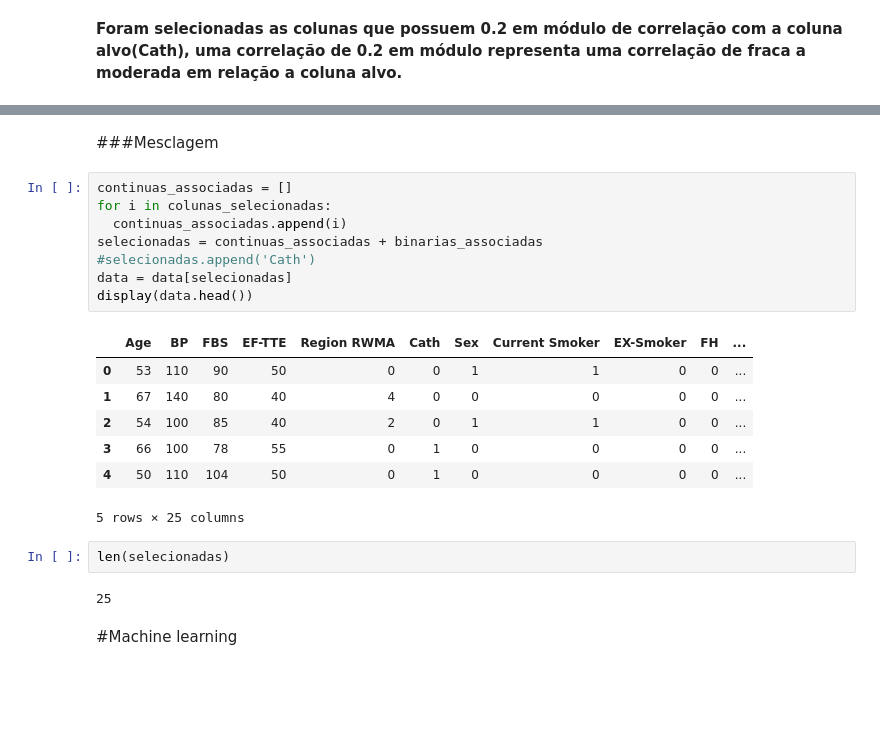
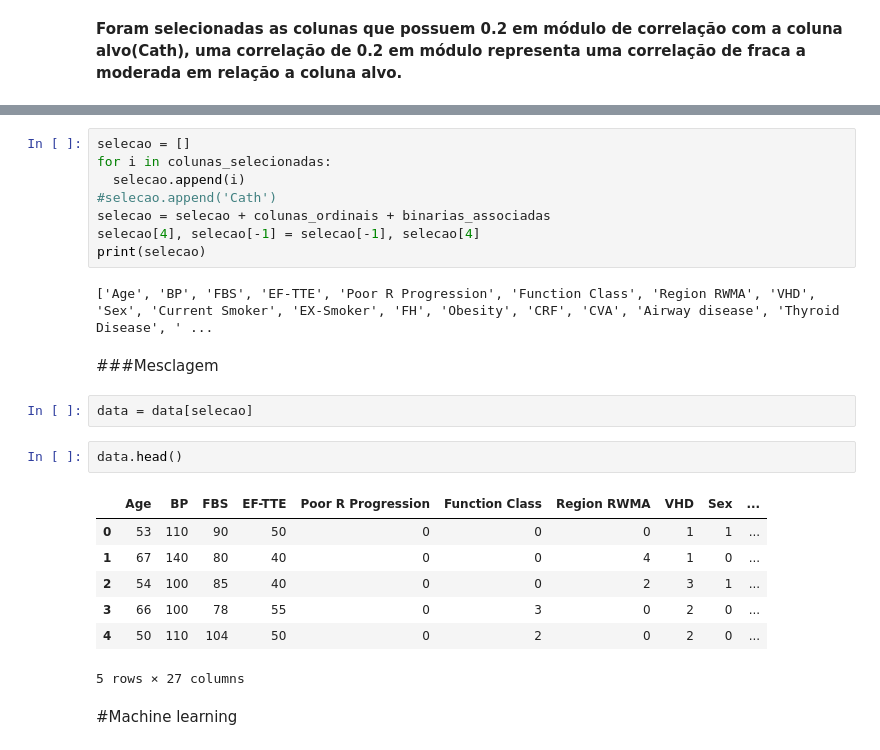
Before and after one commit to Davioliveira1305/Machine-Learning, a Jupyter notebook: DAC.ipynb, the cells around one changed output, grey strips where cells are left out. Cells and saved outputs as stored; diff of their text form; blank space fills up the shorter version.

```diff
--- a/DAC.ipynb
+++ b/DAC.ipynb
@@ -819,25 +819,27 @@ As colunas Index(['Age', 'BP', 'FBS', 'EF-TTE', 'Region RWMA', 'Cath'], dtype='o
+# %%
+selecao = []
+for i in colunas_selecionadas:
+  selecao.append(i)
+#selecao.append('Cath')
+selecao = selecao + colunas_ordinais + binarias_associadas
+selecao[4], selecao[-1] = selecao[-1], selecao[4]
+print(selecao)
+# %% [output]
+['Age', 'BP', 'FBS', 'EF-TTE', 'Poor R Progression', 'Function Class', 'Region RWMA', 'VHD', 'Sex', 'Current Smoker', 'EX-Smoker', 'FH', 'Obesity', 'CRF', 'CVA', 'Airway disease', 'Thyroid Disease', ' ...
 # %% [markdown]
 ###Mesclagem
-# %%
-continuas_associadas = []
-for i in colunas_selecionadas:
-  continuas_associadas.append(i)
-selecionadas = continuas_associadas + binarias_associadas
-#selecionadas.append('Cath')
-data = data[selecionadas]
-display(data.head())
-# %% [output]
-|  | Age | BP | FBS | EF-TTE | Region RWMA | Cath | Sex | Current Smoker | EX-Smoker | FH | ... |
-| 0 | 53 | 110 | 90 | 50 | 0 | 0 | 1 | 1 | 0 | 0 | ... |
-| 1 | 67 | 140 | 80 | 40 | 4 | 0 | 0 | 0 | 0 | 0 | ... |
-| 2 | 54 | 100 | 85 | 40 | 2 | 0 | 1 | 1 | 0 | 0 | ... |
-| 3 | 66 | 100 | 78 | 55 | 0 | 1 | 0 | 0 | 0 | 0 | ... |
-| 4 | 50 | 110 | 104 | 50 | 0 | 1 | 0 | 0 | 0 | 0 | ... |
-5 rows × 25 columns
-# %%
-len(selecionadas)
-# %% [output]
-25
+# %%
+data = data[selecao]
+# %%
+data.head()
+# %% [output]
+|  | Age | BP | FBS | EF-TTE | Poor R Progression | Function Class | Region RWMA | VHD | Sex | ... |
+| 0 | 53 | 110 | 90 | 50 | 0 | 0 | 0 | 1 | 1 | ... |
+| 1 | 67 | 140 | 80 | 40 | 0 | 0 | 4 | 1 | 0 | ... |
+| 2 | 54 | 100 | 85 | 40 | 0 | 0 | 2 | 3 | 1 | ... |
+| 3 | 66 | 100 | 78 | 55 | 0 | 3 | 0 | 2 | 0 | ... |
+| 4 | 50 | 110 | 104 | 50 | 0 | 2 | 0 | 2 | 0 | ... |
+5 rows × 27 columns
 # %% [markdown]
 #Machine learning
 # %% [markdown]
```
Also changed, not shown: parts of 31 cells of this notebook.
